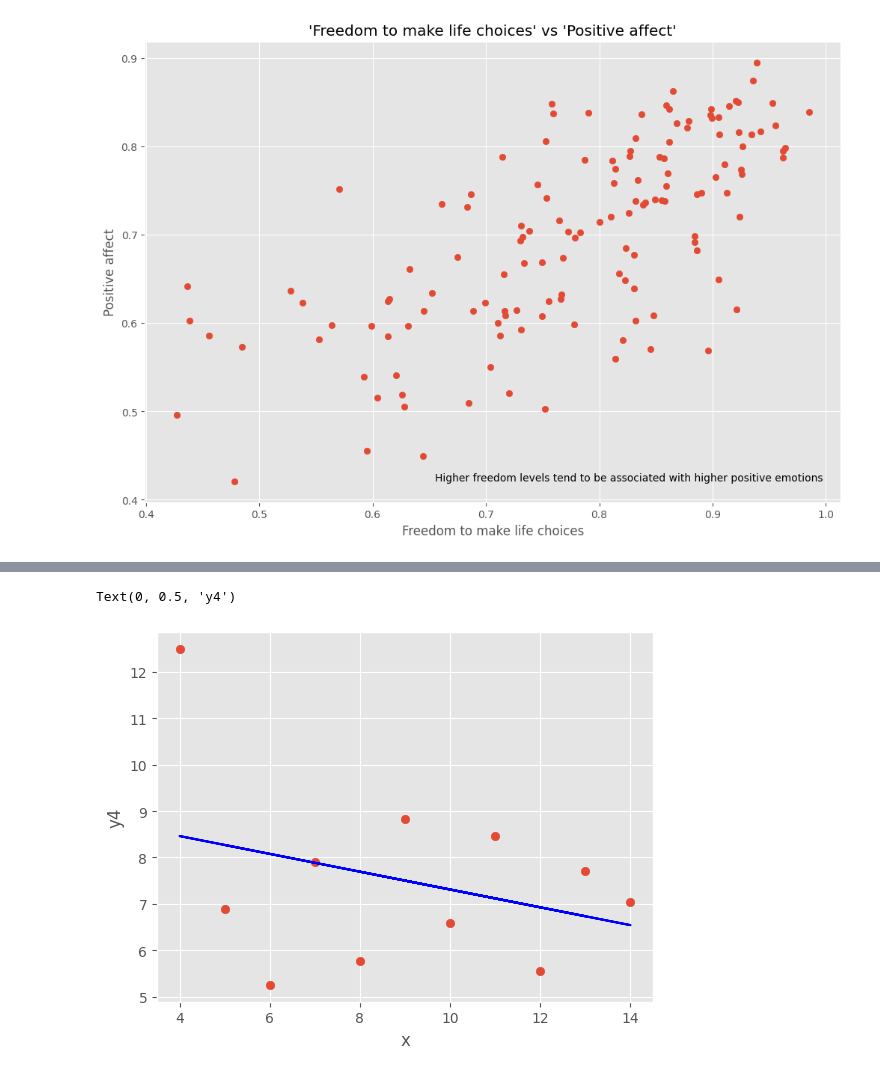
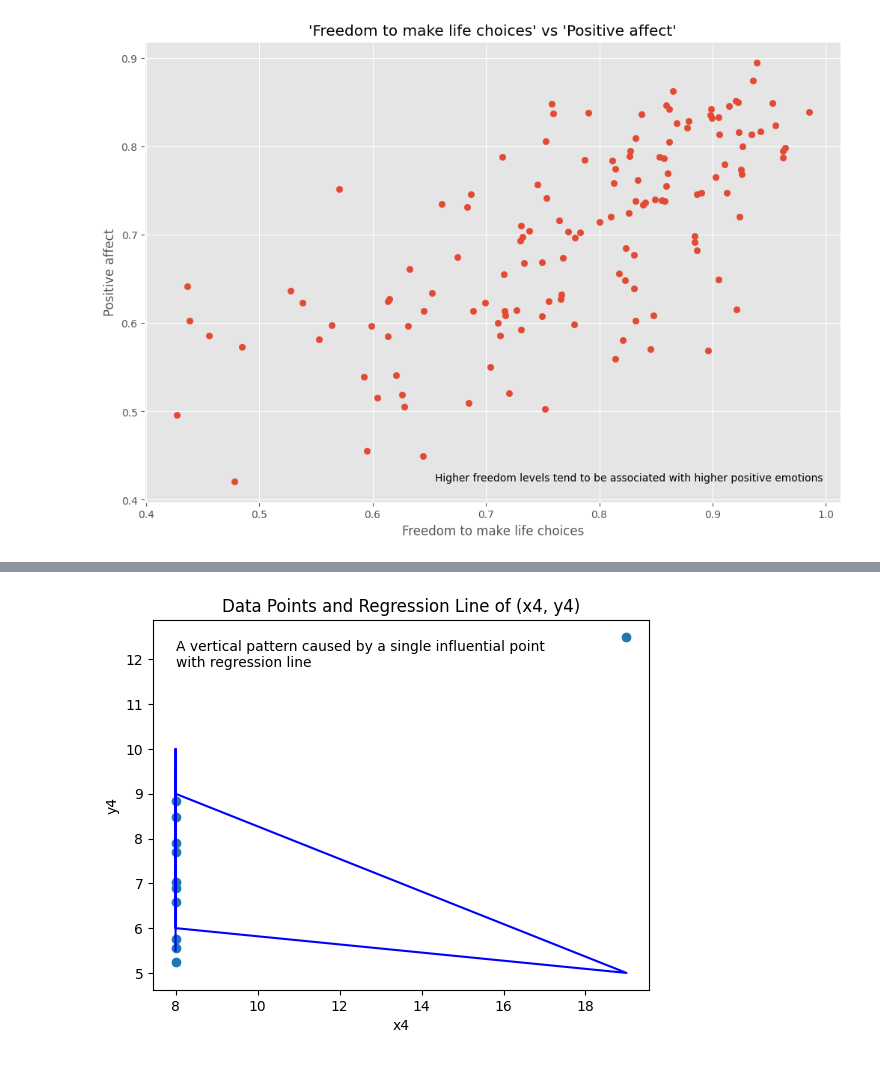
Before and after one commit to kamangirkhan/Data110, a Jupyter notebook: ArashNateghian_data110_week2_sp25.ipynb, the cells around one changed output, grey strips where cells are left out. Cells and saved outputs as stored; diff of their text form; code cells hidden in the pictures.

```diff
--- a/ArashNateghian_data110_week2_sp25.ipynb
+++ b/ArashNateghian_data110_week2_sp25.ipynb
@@ -145,13 +199,15 @@ plt.scatter(x, y4)
 # %%
 # Calculate the slope (m) and intercept (b) of the line using np.polyfit
-m, b = np.polyfit(x, y4, 1)
+m, b = np.polyfit(x4, y4, 1)
 regression_line = m * np.array(x) + b
 
-# Plot the data points and regression line
-plt.scatter(x, y4)
-plt.plot(x, regression_line,color='blue')
-plt.xlabel('x')
+plt.scatter(x4, y4)
+plt.plot(x4, regression_line,color='blue')
+plt.xlabel('x4')
 plt.ylabel('y4')
+plt.title('Data Points and Regression Line of (x4, y4)')
+plt.text(min(x) +4, max(y1) +1, s="A vertical pattern caused by a single influential point\n"
+"with regression line")
+plt.show()
 # %% [output]
-Text(0, 0.5, 'y4')
-[figure, old version]
+[figure, new version]
```
Also changed, not shown: parts of 14 cells of this notebook.
